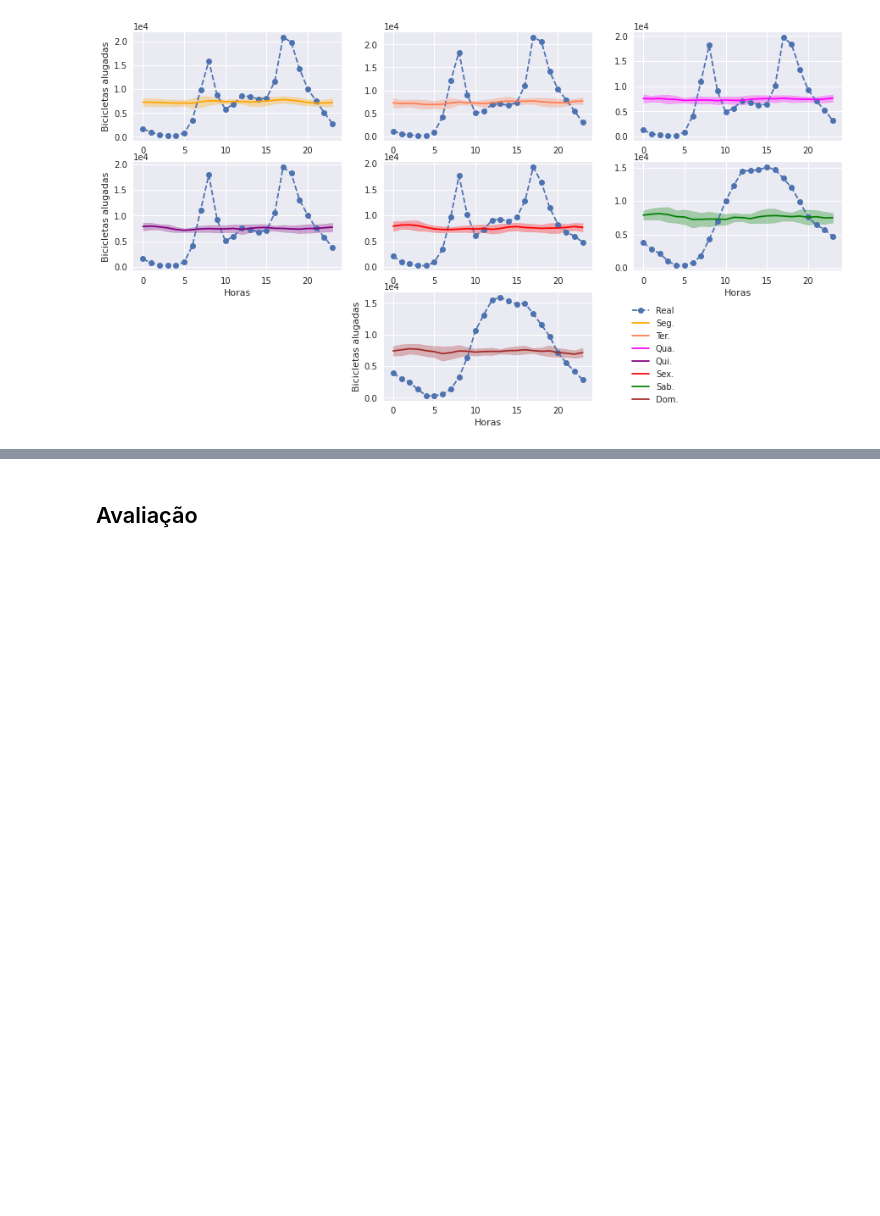
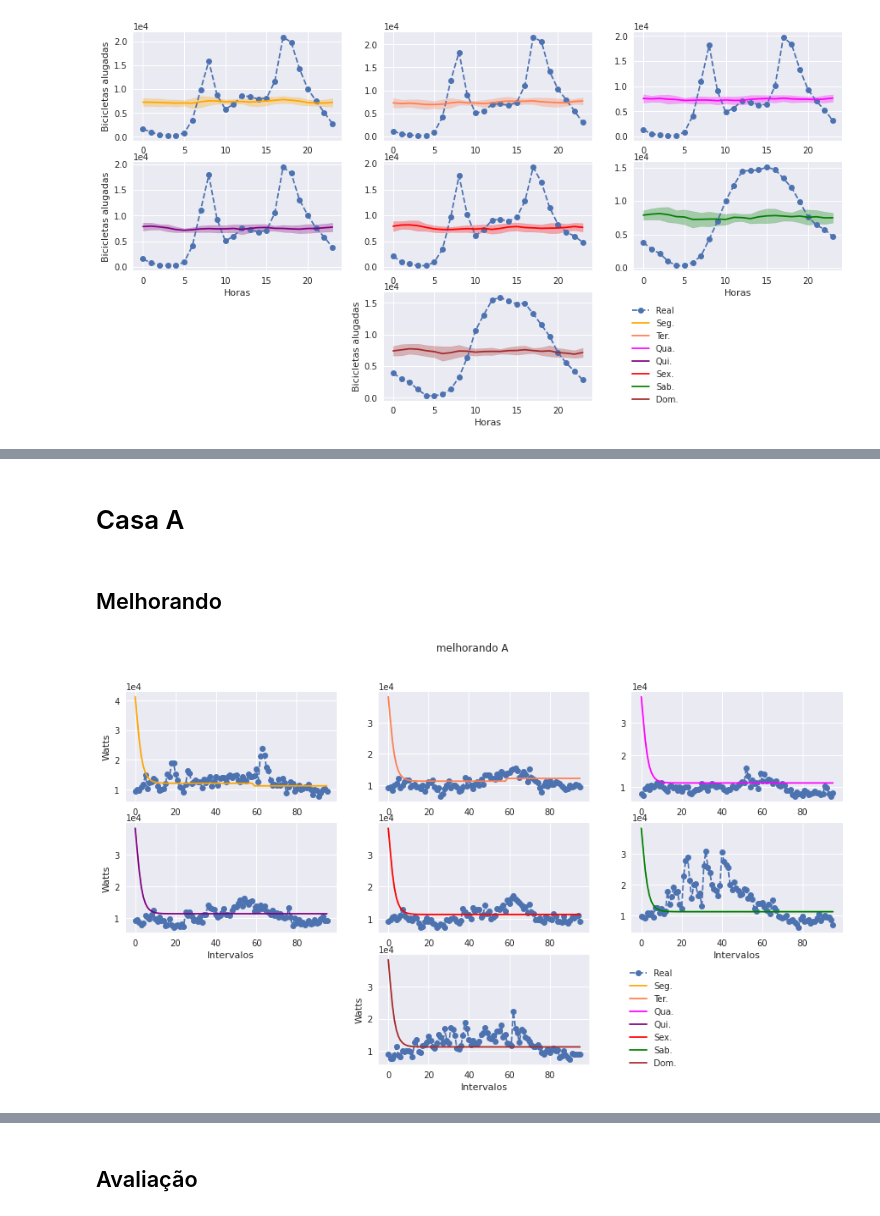
Before and after one commit to ifribeiro/consumo_casas, a Jupyter notebook: gans_casas.ipynb, the cells around one changed output, grey strips where cells are left out. Drawn from its saved outputs; the diff is of its cells as text; code cells hidden in the pictures; blank space fills up the shorter version.

```diff
--- a/gans_casas.ipynb
+++ b/gans_casas.ipynb
@@ -318,3 +236,5 @@ for i, ax2 in enumerate(axes):
 
     # Pad the saved area by 10% in the x-direction and 20% in the y-direction
     fig.savefig('imagens/analises/subfigures/arima_ax{}.pdf'.format(i), bbox_inches=extent.expanded(1.1, 1.2))
+# %% [markdown]
+# Casa A
@@ -321 +252,10 @@ for i, ax2 in enumerate(axes):
+# %% [markdown]
+## Melhorando
+# %%
+path_lista_fakes = glob.glob("datasets/melhorando/A/*.npy")
+dict_weeks_fakes = {i:p.get_list_wks(path_lista_fakes, lista_datas_A, 96, wk=i) for i in range(7)}
+p.plot_compare_sum(dict_weeks_fakes,dict_weeks_real, bbox=(1.45, -0.1),
+    ts=96, figtitle="melhorando A", scaler=scalerA, ylabel='Watts', xlabel='Intervalos');
+# %% [output]
+[figure, added]
 # %%
```
Also changed, not shown: parts of 80 cells of this notebook, 1 other file.
